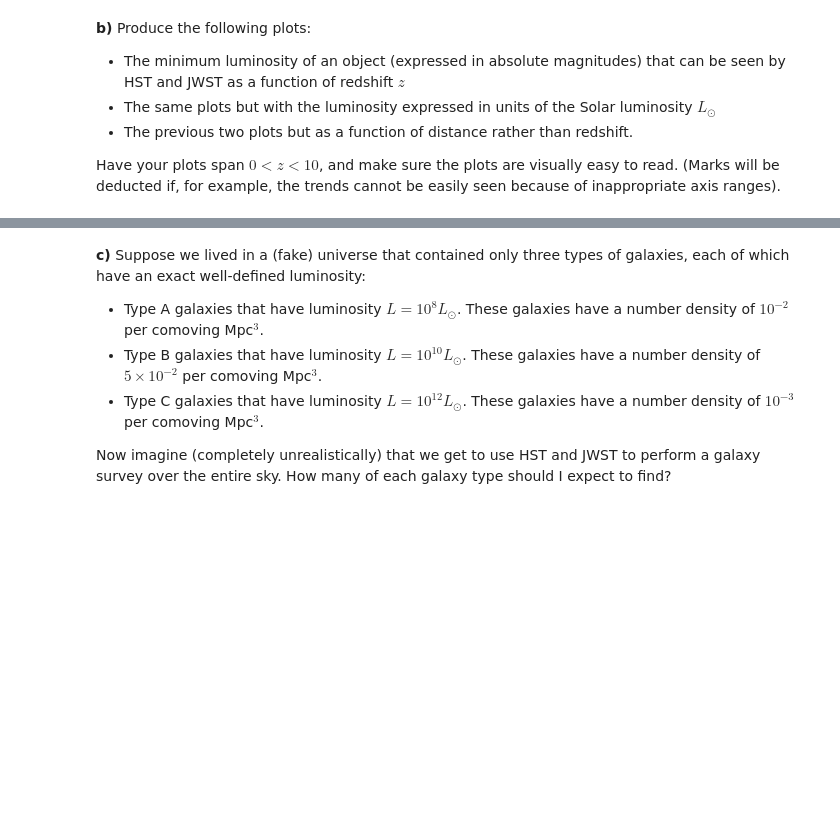
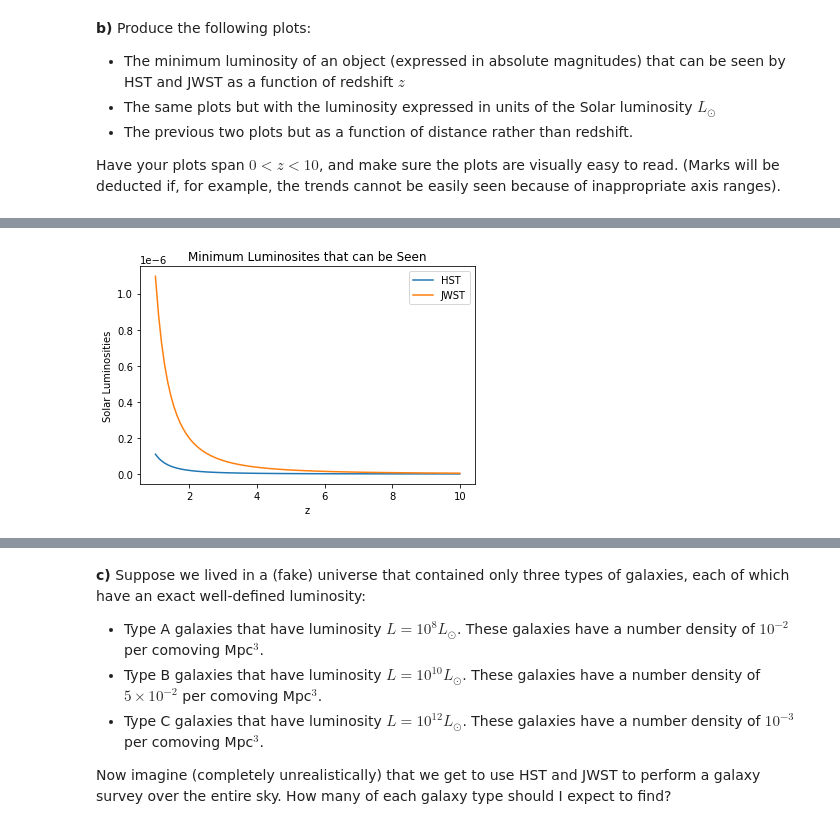
Before and after one commit to WillPugs/Phys321_midterm, a Jupyter notebook: Midterm2022.ipynb, the cells around one changed output, grey strips where cells are left out. Saved outputs shown, nothing was run; the diff lists cells and outputs as text; code cells hidden in the pictures; blank space fills up the shorter version.

```diff
--- a/Midterm2022.ipynb
+++ b/Midterm2022.ipynb
@@ -57,0 +159,17 @@ Have your plots span $0 < z < 10$, and make sure the plots are visually easy to
+# %%
+#change range for plot visibility
+redshifts = np.linspace(1, 10, 100)
+abs_HST = abs_mag(redshifts, 31.5, True)
+abs_JWST = abs_mag(redshifts, 34, True)
+
+plt.figure()
+plt.plot(redshifts, abs_HST, label='HST')
+plt.plot(redshifts, abs_JWST, label='JWST')
+
+plt.title('Minimum Luminosites that can be Seen')
+plt.xlabel('z')
+plt.ylabel('Solar Luminosities')
+plt.legend()
+plt.show()
+# %% [output]
+[figure, added]
```
Also changed, not shown: parts of 23 cells of this notebook.
